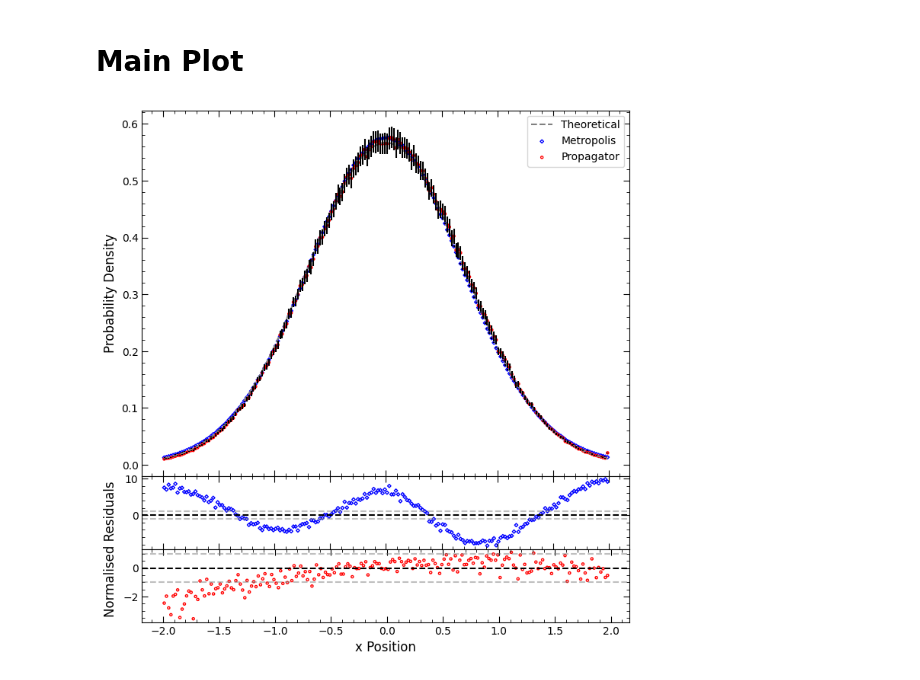
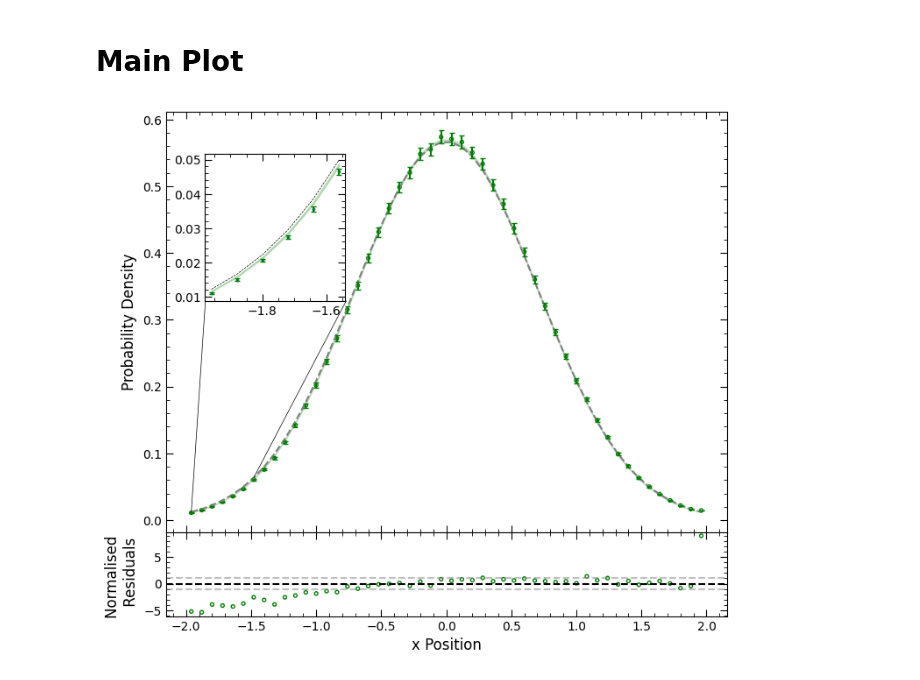
Before and after one commit to Sebastian426/Sebastian_Sloan_Computational_Physics, a Jupyter notebook: Results Figures.ipynb, the cells around one changed output. Cells and saved outputs as stored; diff of their text form; code cells hidden in the pictures.

```diff
--- a/Results Figures.ipynb
+++ b/Results Figures.ipynb
@@ -658,0 +656,14 @@ B = -0.964090
+# %%
+print(len(pdf_mean))
+print(len(pdf_mean_prop))
+
+def bin_by_4(x, y, yerr, bin_size=4):
+    n_bins = len(x) // bin_size
+
+    x_b = x[:n_bins * bin_size].reshape(n_bins, bin_size).mean(axis=1)
+    y_b = y[:n_bins * bin_size].reshape(n_bins, bin_size).mean(axis=1)
+    yerr_b = np.sqrt(
+        (yerr[:n_bins * bin_size].reshape(n_bins, bin_size) ** 2).sum(axis=1)
+    ) / bin_size
+
+    return x_b, y_b, yerr_b
@@ -659,59 +700,71 @@ B = -0.964090
 # %% [markdown]
 # Main Plot
 # %%
-#plot
-laptop_savepath_main_results = r"C:\Users\sebas\Documents\Durham Work\Year 3\Comp Phys\main_results.svg"
+#plot for propagator
+
+laptop_savepath_main_results_propagator = r"C:\Users\sebas\Documents\Durham Work\Year 3\Comp Phys\main_results_propagator.svg"
+pc_savepath_main_results_propagator = r"C:\Users\User\Documents\Durham Work\Year 3\CompPhys\main_results_propagator.svg"
 
 fig = plt.figure(1)
 
-#main plot
+#main plot 1
 fig.add_axes([0,0,1,1])
 plt.minorticks_on()
 plt.tick_params(which = 'major', length = 6, bottom = True, top = True, left = True, right = True, direction = 'in')
 plt.tick_params(which = 'minor', length = 3, bottom = True, top = True, left = True, right = True, direction = 'in')
 
-plt.plot(x_centres, phi_sq_analytic_x, linestyle = "--", color = "grey", label = "Theoretical")
+plt.plot(x_binned, pdf_analytic_binned, linestyle = "--", color = "grey", label = "Theoretical")
 
-plt.scatter(x_centres, pdf_mean, marker = "D", s = 5,color = "blue", facecolor = "none", label = "Metropolis")
-plt.errorbar(x_centres, pdf_mean, yerr= pdf_se, linestyle = "none", color = "black")
+plt.scatter(x_binned, pdf_binned_prop, marker = "o", s = 8, color = "green", facecolor = "none", label = "Propagator")
+plt.errorbar(x_binned, pdf_binned_prop, yerr = pdf_binned_prop_err, linestyle = "none", color = "green", capsize = 2)
 
-plt.scatter(x_centres, pdf_mean_prop, marker = "o", s = 5, color = "red", facecolor = "none", label = "Propagator")
-plt.errorbar(x_centres, pdf_mean_prop, yerr = pdf_se_prop, linestyle = "none", color = "black")
+# plt.scatter(x_centres[-1], pdf_mean_prop[-1], marker = "x", s = 8, color = "red", label = "Outlier")
 
-plt.legend()
+plt.fill_between(x_binned, y_max_prop_binned, y_min_prop_binned, color = "green", alpha = 0.2, label = "Se Ribbon")
+
 plt.ylabel("Probability Density", fontsize=12)
+
+
+#Inset
+start_index = 0
+end_index = 6
+plt.plot([x_binned[start_index],-1.85],[pdf_analytic_binned[start_index], 0.333], color = 'black', linewidth = 0.5) #left line
+plt.plot([x_binned[end_index],-0.77],[pdf_analytic_binned[end_index], 0.328], color = 'black', linewidth = 0.5) #right line
+
+inset = fig.add_axes([0.07, 0.55, 0.25, 0.35])
+
+inset.errorbar(x_binned[start_index:end_index], pdf_binned_prop[start_index:end_index],yerr = pdf_binned_prop_err[start_index:end_index], color = "green", linestyle ='none', capsize = 2) #error bars
+inset.plot(x_binned[start_index:end_index],pdf_analytic_binned[start_index:end_index], color = 'black', linewidth = 0.5, linestyle = "--") #analytic
+inset.scatter(x_binned[start_index:end_index], pdf_binned_prop[start_index:end_index], s=3) #data
+
+inset.fill_between(x_binned[start_index:end_index],y_min_prop_binned[start_index:end_index], y_max_prop_binned[start_index:end_index], color = "green", alpha = 0.2) #se ribbon
+
+inset.minorticks_on()
+inset.tick_params(which = 'major', length = 6, bottom = True, top = True, left = True, right = True, direction = 'in')
+inset.tick_params(which = 'minor', length = 3, bottom = True, top = True, left = True, right = True, direction = 'in')
 
 
 #residual plot 1
 rp1 = fig.add_axes(([0,-0.2,1,0.2]))
 plt.minorticks_on()
 plt.tick_params(which = 'major', length = 6, bottom = True, top = True, left = True, right = True, direction = 'in')
 plt.tick_params(which = 'minor', length = 3, bottom = True, top = True, left = True, right = True, direction = 'in')
 
 rp1.axhline(0, color = 'black', linestyle = '--')
 rp1.axhline(1, color = 'grey', linestyle = '--',alpha = 0.5)
 rp1.axhline(-1, color = 'grey', linestyle = '--',alpha = 0.5)
 
-plt.scatter(x_centres, metropolis_residiuals_normalised, marker = "D", s = 5,color = "blue", facecolor = "none")
+plt.scatter(x_binned, binned_propagator_residuals_normalised, marker = "o", s = 8, color = "green", facecolor = "none")
+
+plt.xlabel("x Position", fontsize=12)
+rp1.set_ylabel("Normalised \n Residuals",fontsize=12)
+# rp1.yaxis.set_label_coords(-0.05,1)
 
 
-#residual plot 2
-rp2 = fig.add_axes(([0,-0.4,1,0.2]))
-plt.minorticks_on()
-plt.tick_params(which = 'major', length = 6, bottom = True, top = True, left = True, right = True, direction = 'in')
-plt.tick_params(which = 'minor', length = 3, bottom = True, top = True, left = True, right = True, direction = 'in')
+plt.savefig(pc_savepath_main_results_propagator, bbox_inches = 'tight')
+plt.show()
 
-rp2.axhline(0, color = 'black', linestyle = '--')
-rp2.axhline(1, color = 'grey', linestyle = '--',alpha = 0.5)
-rp2.axhline(-1, color = 'grey', linestyle = '--',alpha = 0.5)
-
-plt.scatter(x_centres[0:199], propagator_residuals_normalised[0:199], marker = "o", s = 5, color = "red", facecolor = "none")
-
-plt.xlabel("x Position", fontsize=12)
-rp2.set_ylabel("Normalised Residuals",fontsize=12)
-rp2.yaxis.set_label_coords(-0.05,1)
-
-plt.savefig(laptop_savepath_main_results, bbox_inches = 'tight')
-plt.show()
+print(len(phi_sq_analytic_x))
+print(len(binned_propagator_residuals_normalised))
 # %% [output]
-[figure, old version]
+[figure, new version]
```
Also changed, not shown: parts of 16 cells of this notebook, 1 other file.
